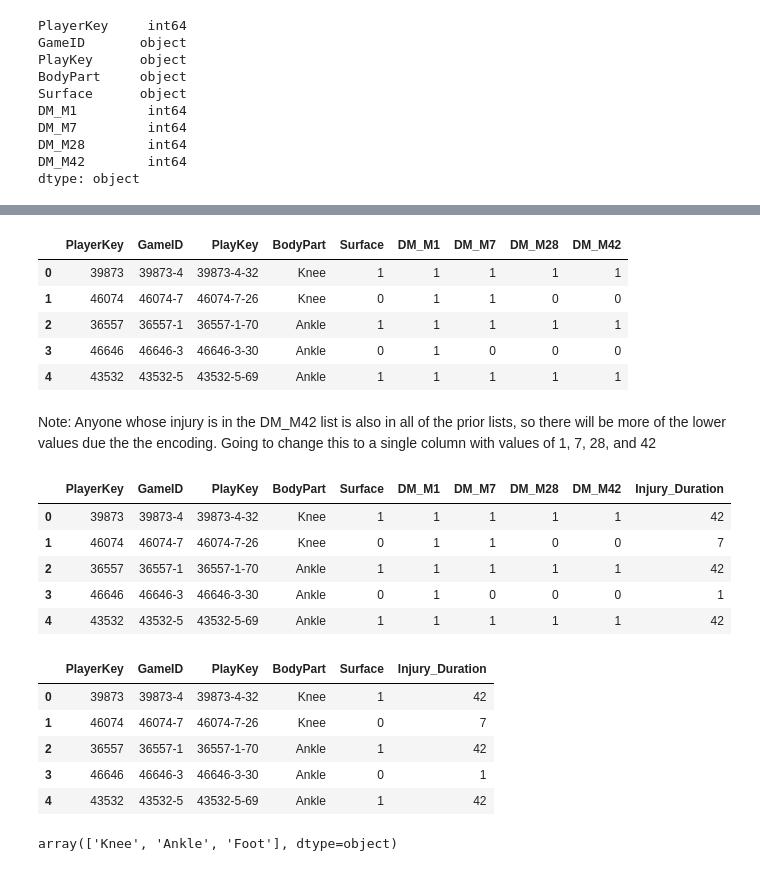
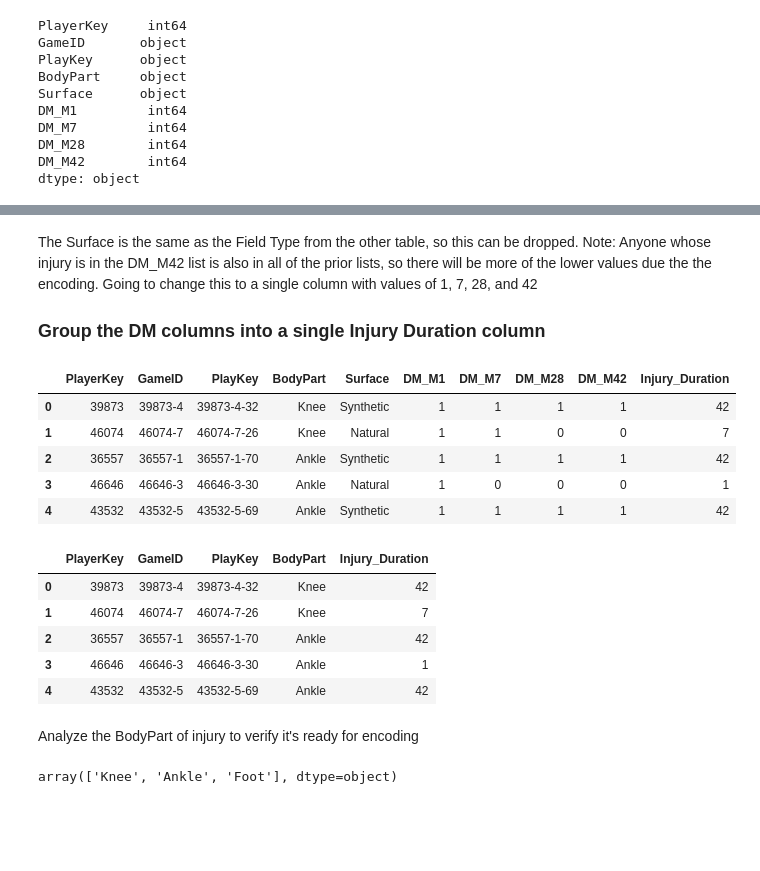
Before and after one commit to agaffney-hub/final-capstone, a Jupyter notebook: EDA.ipynb, the cells around one changed output, grey strips where cells are left out. Drawn from its saved outputs; the diff is of its cells as text; code cells hidden in the pictures; blank space fills up the shorter version.

```diff
--- a/EDA.ipynb
+++ b/EDA.ipynb
@@ -58,14 +439,0 @@ Changing the object values of Natural and Synthetic to 0 and 1, respectively
-# %%
-# Creates a function to change the surface values
-def surface_code(row):
-    surface = row['Surface']
-    coded_surface = 0
-    if surface == 'Natural':
-        coded_surface = 0
-    elif surface == 'Synthetic':
-        coded_surface = 1
-
-    return coded_surface
-
-injuries['Coded_Surface'] = injuries.apply(surface_code, axis = 1)
-injuries.head()
@@ -79,17 +440,8 @@ injuries.head()
-# %%
-# Verify that the Coded_Surface worked correctly, then change the Surface Values to the Coded and drop the Coded_Surface column
-injuries['Surface'] = injuries['Coded_Surface']
-injuries.drop(columns='Coded_Surface', inplace=True)
-injuries.head()
-# %% [output]
-|  | PlayerKey | GameID | PlayKey | BodyPart | Surface | DM_M1 | DM_M7 | DM_M28 | DM_M42 |
-| 0 | 39873 | 39873-4 | 39873-4-32 | Knee | 1 | 1 | 1 | 1 | 1 |
-| 1 | 46074 | 46074-7 | 46074-7-26 | Knee | 0 | 1 | 1 | 0 | 0 |
-| 2 | 36557 | 36557-1 | 36557-1-70 | Ankle | 1 | 1 | 1 | 1 | 1 |
-| 3 | 46646 | 46646-3 | 46646-3-30 | Ankle | 0 | 1 | 0 | 0 | 0 |
-| 4 | 43532 | 43532-5 | 43532-5-69 | Ankle | 1 | 1 | 1 | 1 | 1 |
 # %% [markdown]
+The Surface is the same as the Field Type from the other table, so this can be dropped.
 Note: Anyone whose injury is in the DM_M42 list is also in all of the prior lists, so there will be more of the lower values due the the encoding. Going to change this to a single column with values of 1, 7, 28, and 42
+
+### Group the DM columns into a single Injury Duration column
 # %%
 def injury_duration(row):
     injury_duration = 0
@@ -111,22 +463,24 @@ injuries['Injury_Duration'] = injuries.apply(injury_duration, axis=1)
 injuries.head()
 # %% [output]
 |  | PlayerKey | GameID | PlayKey | BodyPart | Surface | DM_M1 | DM_M7 | DM_M28 | DM_M42 | Injury_Duration |
-| 0 | 39873 | 39873-4 | 39873-4-32 | Knee | 1 | 1 | 1 | 1 | 1 | 42 |
-| 1 | 46074 | 46074-7 | 46074-7-26 | Knee | 0 | 1 | 1 | 0 | 0 | 7 |
-| 2 | 36557 | 36557-1 | 36557-1-70 | Ankle | 1 | 1 | 1 | 1 | 1 | 42 |
-| 3 | 46646 | 46646-3 | 46646-3-30 | Ankle | 0 | 1 | 0 | 0 | 0 | 1 |
-| 4 | 43532 | 43532-5 | 43532-5-69 | Ankle | 1 | 1 | 1 | 1 | 1 | 42 |
+| 0 | 39873 | 39873-4 | 39873-4-32 | Knee | Synthetic | 1 | 1 | 1 | 1 | 42 |
+| 1 | 46074 | 46074-7 | 46074-7-26 | Knee | Natural | 1 | 1 | 0 | 0 | 7 |
+| 2 | 36557 | 36557-1 | 36557-1-70 | Ankle | Synthetic | 1 | 1 | 1 | 1 | 42 |
+| 3 | 46646 | 46646-3 | 46646-3-30 | Ankle | Natural | 1 | 0 | 0 | 0 | 1 |
+| 4 | 43532 | 43532-5 | 43532-5-69 | Ankle | Synthetic | 1 | 1 | 1 | 1 | 42 |
 # %%
 # Remove the rows for DMs
-injuries.drop(columns=['DM_M1', 'DM_M7', 'DM_M28', 'DM_M42'], inplace=True)
+injuries.drop(columns=['DM_M1', 'DM_M7', 'DM_M28', 'DM_M42', 'Surface'], inplace=True)
 injuries.head()
 # %% [output]
-|  | PlayerKey | GameID | PlayKey | BodyPart | Surface | Injury_Duration |
-| 0 | 39873 | 39873-4 | 39873-4-32 | Knee | 1 | 42 |
-| 1 | 46074 | 46074-7 | 46074-7-26 | Knee | 0 | 7 |
-| 2 | 36557 | 36557-1 | 36557-1-70 | Ankle | 1 | 42 |
-| 3 | 46646 | 46646-3 | 46646-3-30 | Ankle | 0 | 1 |
-| 4 | 43532 | 43532-5 | 43532-5-69 | Ankle | 1 | 42 |
+|  | PlayerKey | GameID | PlayKey | BodyPart | Injury_Duration |
+| 0 | 39873 | 39873-4 | 39873-4-32 | Knee | 42 |
+| 1 | 46074 | 46074-7 | 46074-7-26 | Knee | 7 |
+| 2 | 36557 | 36557-1 | 36557-1-70 | Ankle | 42 |
+| 3 | 46646 | 46646-3 | 46646-3-30 | Ankle | 1 |
+| 4 | 43532 | 43532-5 | 43532-5-69 | Ankle | 42 |
+# %% [markdown]
+Analyze the BodyPart of injury to verify it's ready for encoding
 # %%
 # The body parts are categorical and will be better using OneHotEncoder - apparently all of the toes injuries fell into the PlayKey = NaN values
 injuries.BodyPart.unique()
```
Also changed, not shown: parts of 95 cells of this notebook.
